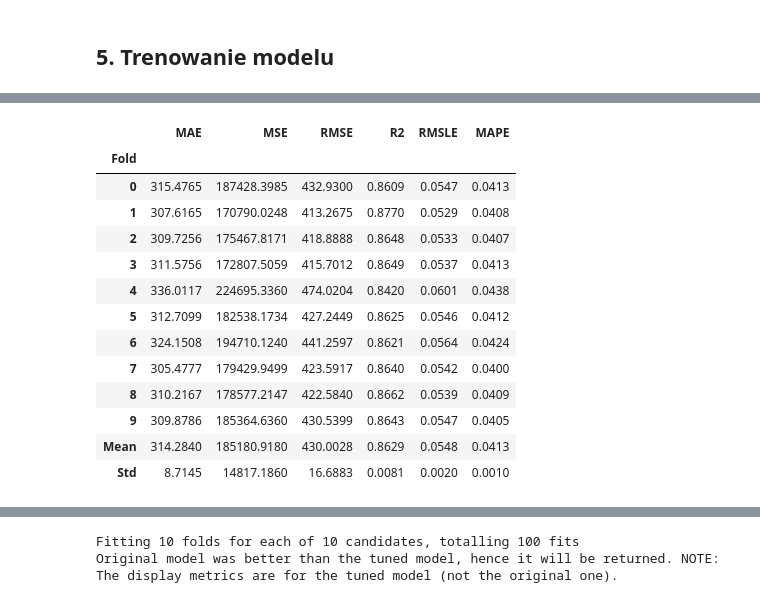
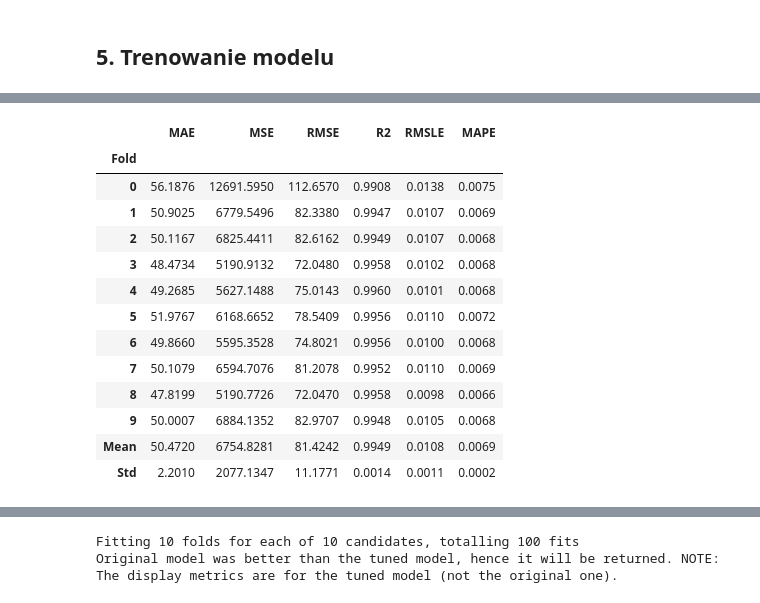
Before and after one commit to heyagotoai/maraton, a Jupyter notebook: app.ipynb, the cells around one changed output, grey strips where cells are left out. Drawn from its saved outputs; the diff is of its cells as text; code cells hidden in the pictures.

```diff
--- a/app.ipynb
+++ b/app.ipynb
@@ -250,14 +274,19 @@ df[df['5 km Czas'] == 0]
 # %% [markdown]
 ## 5. Trenowanie modelu
 # %%
-data = df[['Wiek', 'Płeć', '5 km Czas', 'Czas']]
+data = df[['Wiek', 'Płeć', '5 km Czas K', '5 km Czas M', '5 km Tempo', '5 km Tempo K', '5 km Tempo M','WiekTempo', 'Czas']]
+# %%
+# przygotuj 80% danych do trenowania i 20% do walidacji
+train_data = data.sample(frac=0.8, random_state=42)
+val_data = data.drop(train_data.index)
 # %%
 exp = setup(
-    data=data,
+    data=train_data,
     target='Czas',
     session_id=123,
     verbose=False,
-    numeric_features=['Wiek', '5 km Czas'],
+    # Categorical encoding
+    numeric_features=['Wiek', '5 km Czas K', '5 km Czas M','5 km Tempo','5 km Tempo K','5 km Tempo M','WiekTempo'],
     categorical_features=['Płeć']
 )
 # %%
@@ -281,5 +310,5 @@ exp.dataset_transformed.head()
 # %%
-best_model = compare_models()
+best_model = exp.compare_models()
 # %% [output]
 [interactive output not drawn]
 |  | Model | MAE | MSE | RMSE | R2 | RMSLE | MAPE | TT (Sec) |
@@ -303,27 +332,27 @@ best_model = compare_models()
 # %%
 # tuning modelu
 tuned_model = tune_model(
     best_model,
-    optimize='R2',
+    optimize='MAE',
     search_library='scikit-learn',
     search_algorithm='random'
     )
 # %% [output]
 [interactive output not drawn]
 |  | MAE | MSE | RMSE | R2 | RMSLE | MAPE |
 | Fold |  |  |  |  |  |  |
-| 0 | 315.4765 | 187428.3985 | 432.9300 | 0.8609 | 0.0547 | 0.0413 |
-| 1 | 307.6165 | 170790.0248 | 413.2675 | 0.8770 | 0.0529 | 0.0408 |
-| 2 | 309.7256 | 175467.8171 | 418.8888 | 0.8648 | 0.0533 | 0.0407 |
-| 3 | 311.5756 | 172807.5059 | 415.7012 | 0.8649 | 0.0537 | 0.0413 |
-| 4 | 336.0117 | 224695.3360 | 474.0204 | 0.8420 | 0.0601 | 0.0438 |
-| 5 | 312.7099 | 182538.1734 | 427.2449 | 0.8625 | 0.0546 | 0.0412 |
-| 6 | 324.1508 | 194710.1240 | 441.2597 | 0.8621 | 0.0564 | 0.0424 |
-| 7 | 305.4777 | 179429.9499 | 423.5917 | 0.8640 | 0.0542 | 0.0400 |
-| 8 | 310.2167 | 178577.2147 | 422.5840 | 0.8662 | 0.0539 | 0.0409 |
-| 9 | 309.8786 | 185364.6360 | 430.5399 | 0.8643 | 0.0547 | 0.0405 |
-| Mean | 314.2840 | 185180.9180 | 430.0028 | 0.8629 | 0.0548 | 0.0413 |
-| Std | 8.7145 | 14817.1860 | 16.6883 | 0.0081 | 0.0020 | 0.0010 |
+| 0 | 56.1876 | 12691.5950 | 112.6570 | 0.9908 | 0.0138 | 0.0075 |
+| 1 | 50.9025 | 6779.5496 | 82.3380 | 0.9947 | 0.0107 | 0.0069 |
+| 2 | 50.1167 | 6825.4411 | 82.6162 | 0.9949 | 0.0107 | 0.0068 |
+| 3 | 48.4734 | 5190.9132 | 72.0480 | 0.9958 | 0.0102 | 0.0068 |
+| 4 | 49.2685 | 5627.1488 | 75.0143 | 0.9960 | 0.0101 | 0.0068 |
+| 5 | 51.9767 | 6168.6652 | 78.5409 | 0.9956 | 0.0110 | 0.0072 |
+| 6 | 49.8660 | 5595.3528 | 74.8021 | 0.9956 | 0.0100 | 0.0068 |
+| 7 | 50.1079 | 6594.7076 | 81.2078 | 0.9952 | 0.0110 | 0.0069 |
+| 8 | 47.8199 | 5190.7726 | 72.0470 | 0.9958 | 0.0098 | 0.0066 |
+| 9 | 50.0007 | 6884.1352 | 82.9707 | 0.9948 | 0.0105 | 0.0068 |
+| Mean | 50.4720 | 6754.8281 | 81.4242 | 0.9949 | 0.0108 | 0.0069 |
+| Std | 2.2010 | 2077.1347 | 11.1771 | 0.0014 | 0.0011 | 0.0002 |
 [interactive output not drawn]
 Fitting 10 folds for each of 10 candidates, totalling 100 fits
 Original model was better than the tuned model, hence it will be returned. NOTE: The display metrics are for the tuned model (not the original one).
```
Also changed, not shown: parts of 22 cells of this notebook, 3 other files.
